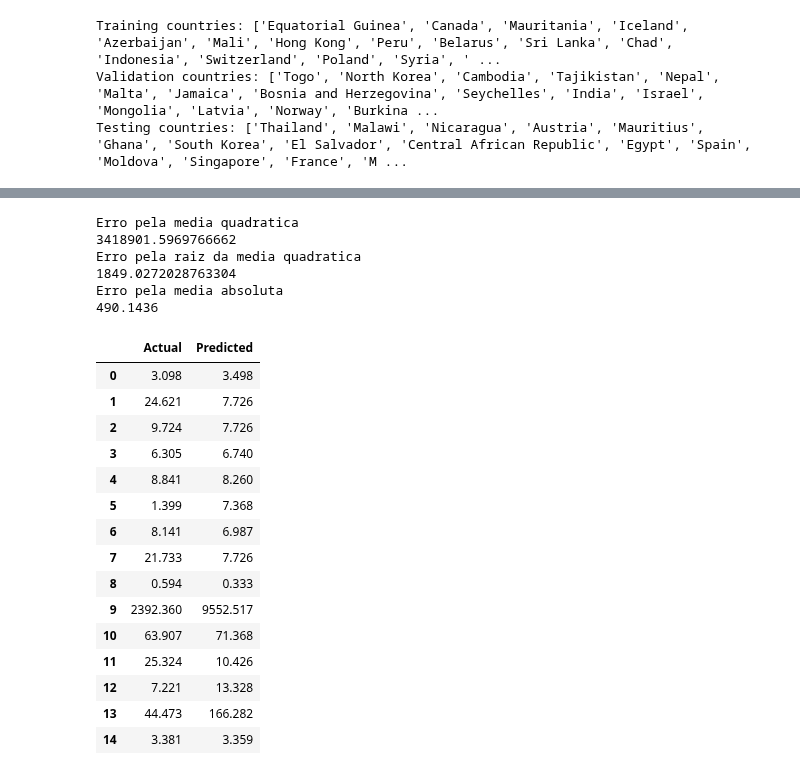
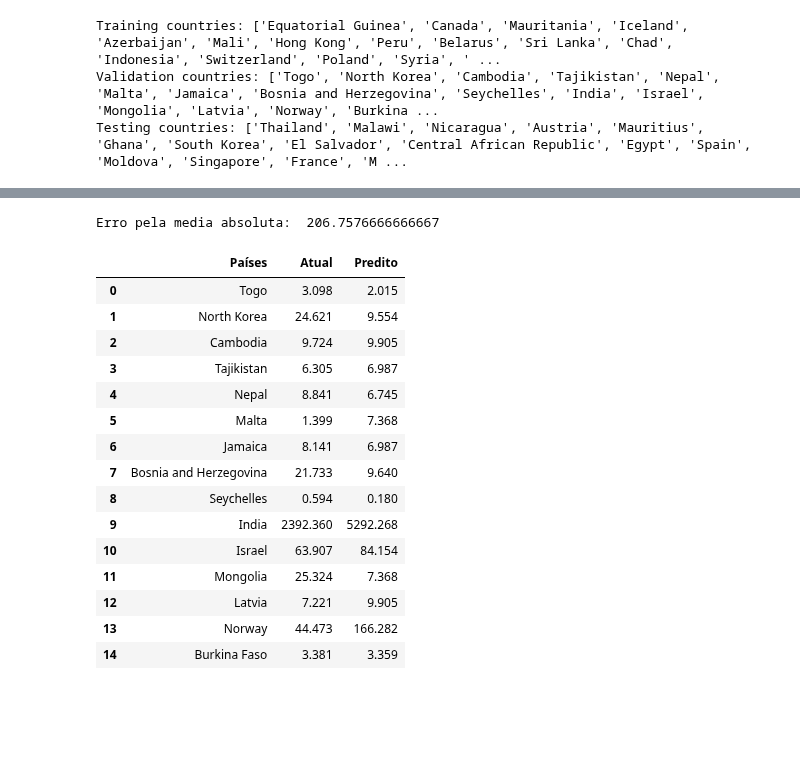
Before and after one commit to natanbcpc/final-ml-project, a Jupyter notebook: Final Project_v2.ipynb, the cells around one changed output, grey strips where cells are left out. Saved outputs shown, nothing was run; the diff lists cells and outputs as text; code cells hidden in the pictures; blank space fills up the shorter version.

```diff
--- a/Final Project_v2.ipynb
+++ b/Final Project_v2.ipynb
@@ -262,44 +236,31 @@ Erro pela media absoluta
 # %%
-#Regressao linear com arvore de decisão
+#Aplicando arvore de decisão
 from sklearn import tree
 from sklearn.metrics import mean_squared_error
 from sklearn.metrics import mean_absolute_error
 import pandas as pd
-#Utilizando a mesma regressão logistica com liblinear pois é o recomendado para datasets pequenos(<10000)
 reg =  tree.DecisionTreeRegressor().fit(X_train, y_train)
 y_pred = reg.predict(X_val)
-errors = mean_squared_error(y_val, y_pred)
-print("Erro pela media quadratica")
-print(errors)
-errors2 = mean_squared_error(y_val, y_pred, squared=False)
-print("Erro pela raiz da media quadratica")
-print(errors2)
-errors3 = mean_absolute_error(y_val, y_pred)
-print("Erro pela media absoluta")
-print(errors3)
-df = pd.DataFrame({'Actual': y_val, 'Predicted': y_pred})
+errors = mean_absolute_error(y_val, y_pred)
+print("Erro pela media absoluta: ", errors)
+df = pd.DataFrame({'Países': countries_val, 'Atual': y_val, 'Predito': y_pred})
 df
 # %% [output]
-Erro pela media quadratica
-3418901.5969766662
-Erro pela raiz da media quadratica
-1849.0272028763304
-Erro pela media absoluta
-490.1436
+Erro pela media absoluta:  206.7576666666667
-|  | Actual | Predicted |
-| 0 | 3.098 | 3.498 |
-| 1 | 24.621 | 7.726 |
-| 2 | 9.724 | 7.726 |
-| 3 | 6.305 | 6.740 |
-| 4 | 8.841 | 8.260 |
-| 5 | 1.399 | 7.368 |
-| 6 | 8.141 | 6.987 |
-| 7 | 21.733 | 7.726 |
-| 8 | 0.594 | 0.333 |
-| 9 | 2392.360 | 9552.517 |
-| 10 | 63.907 | 71.368 |
-| 11 | 25.324 | 10.426 |
-| 12 | 7.221 | 13.328 |
-| 13 | 44.473 | 166.282 |
-| 14 | 3.381 | 3.359 |
+|  | Países | Atual | Predito |
+| 0 | Togo | 3.098 | 2.015 |
+| 1 | North Korea | 24.621 | 9.554 |
+| 2 | Cambodia | 9.724 | 9.905 |
+| 3 | Tajikistan | 6.305 | 6.987 |
+| 4 | Nepal | 8.841 | 6.745 |
+| 5 | Malta | 1.399 | 7.368 |
+| 6 | Jamaica | 8.141 | 6.987 |
+| 7 | Bosnia and Herzegovina | 21.733 | 9.640 |
+| 8 | Seychelles | 0.594 | 0.180 |
+| 9 | India | 2392.360 | 5292.268 |
+| 10 | Israel | 63.907 | 84.154 |
+| 11 | Mongolia | 25.324 | 7.368 |
+| 12 | Latvia | 7.221 | 9.905 |
+| 13 | Norway | 44.473 | 166.282 |
+| 14 | Burkina Faso | 3.381 | 3.359 |
 # %%
```
Also changed, not shown: parts of 8 cells of this notebook.
